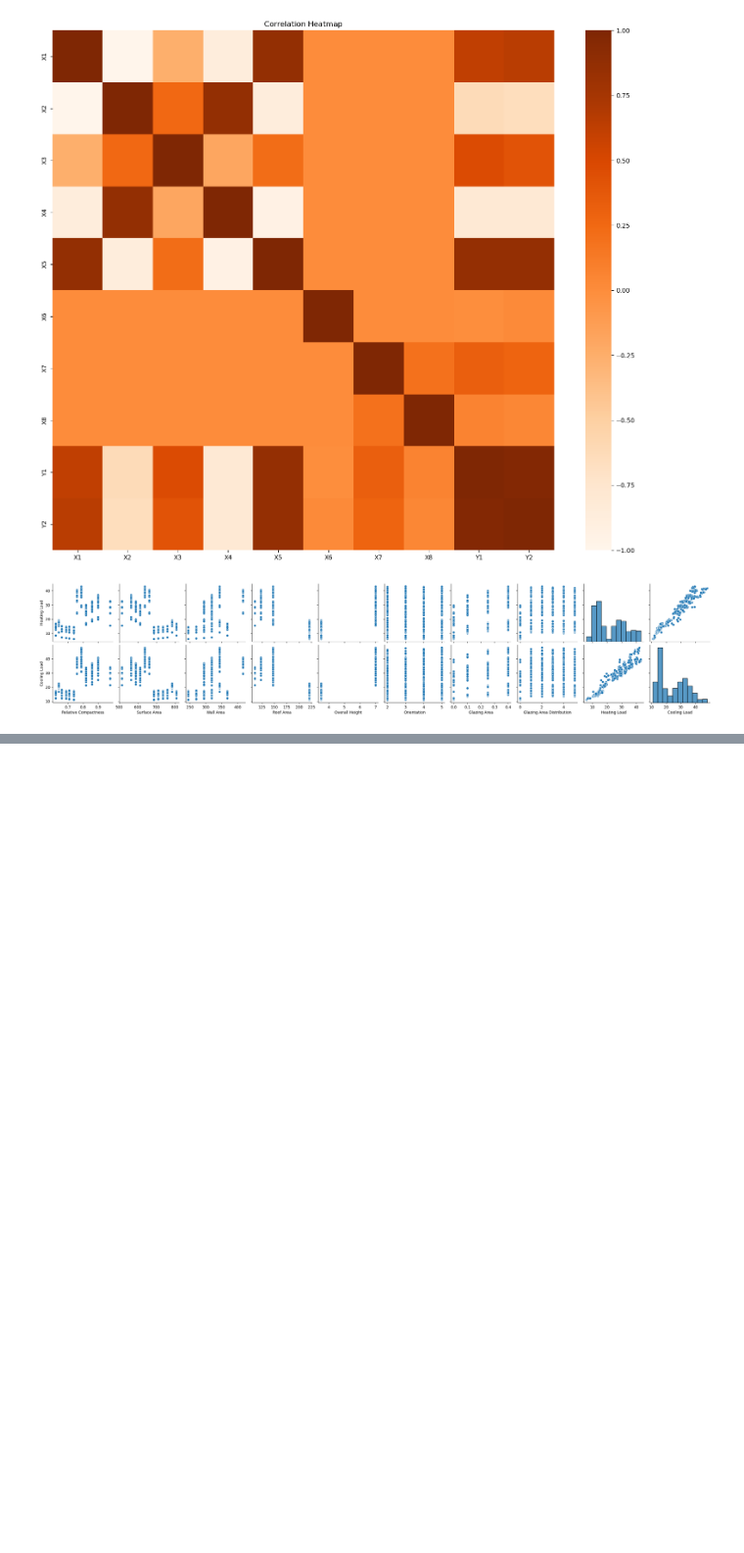
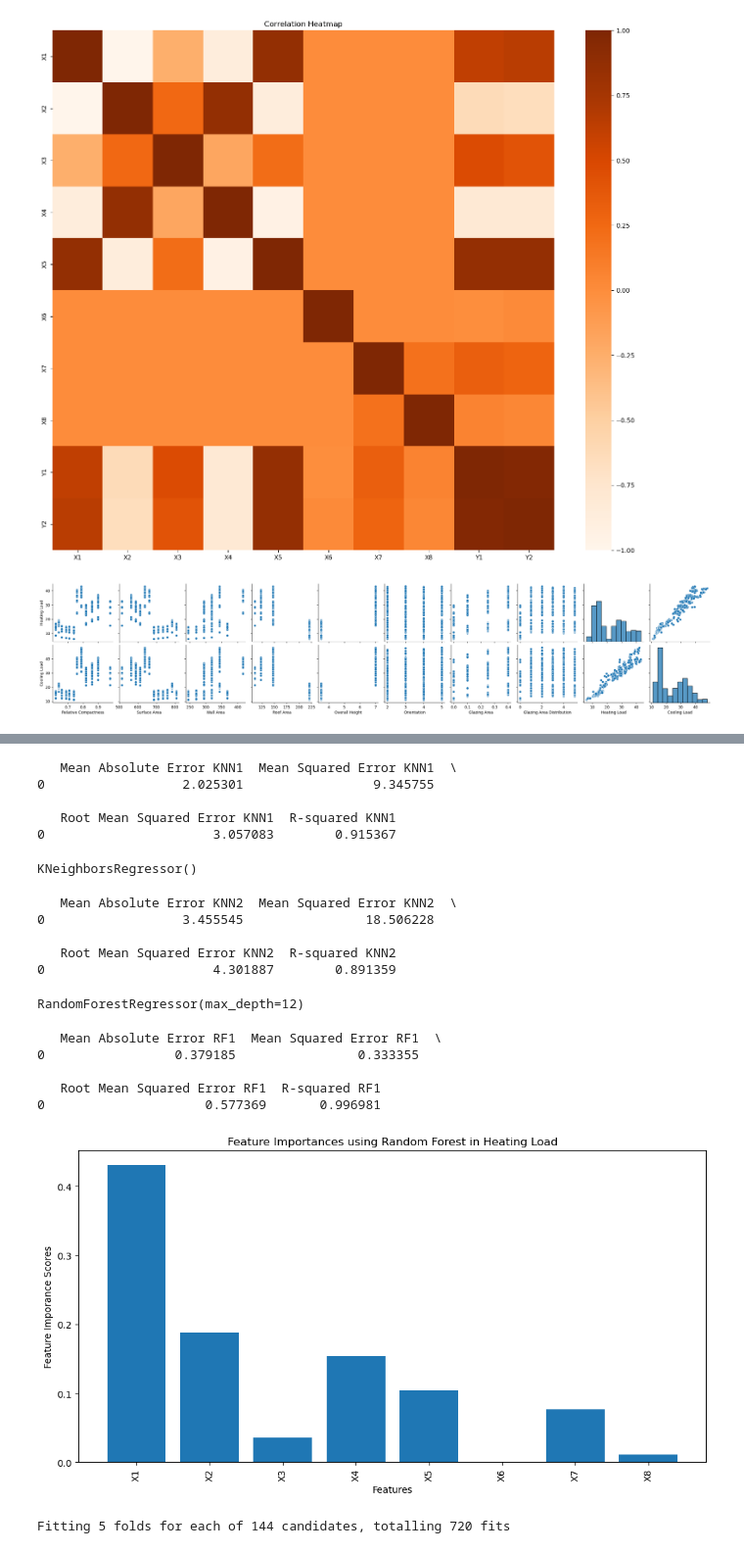
Before and after one commit to TaniaZakowski/Prediction-Buildings-Energy-Performance, a Jupyter notebook: notebook/EnergyPerformance.ipynb, the cells around one changed output, grey strips where cells are left out. Shown at 98% size. Drawn from its saved outputs; the diff is of its cells as text; code cells hidden in the pictures; blank space fills up the shorter version.

```diff
--- a/notebook/EnergyPerformance.ipynb
+++ b/notebook/EnergyPerformance.ipynb
@@ -15,6 +17,6 @@ from sklearn.model_selection import GridSearchCV
 # %%
-datapath=r"C:\Users\tania\Documents\FormationDataIronhack\final_project\energy+efficiency\ENB2012_data.xlsx"
-data_init=pd.read_excel(datapath)
+datapath = "https://raw.githubusercontent.com/TaniaZakowski/Prediction-Buildings-Energy-Performance/main/data/ENB2012_data.xlsx"
+data_init = pd.read_excel(datapath, engine='openpyxl')
 # %%
 data_init.shape
 # %% [output]
@@ -213,11 +217,19 @@ metrics_df_knn1 = pd.DataFrame(metrics_knn1)
 
 # Print the DataFrame
 print(metrics_df_knn1)
+# %% [output]
+   Mean Absolute Error KNN1  Mean Squared Error KNN1  \
+0                  2.025301                 9.345755
+
+   Root Mean Squared Error KNN1  R-squared KNN1
+0                      3.057083        0.915367
 # %%
 #KNN regressor model, as it doesn't depend on normality of data distribution as linear model.
 #Prediction of Y2: cooling load
 knn2 = KNeighborsRegressor(n_neighbors=5)
 knn2.fit(X_train_norm2, y_train2)
+# %% [output]
+KNeighborsRegressor()
 # %%
 #Results KNN cooling load
 predictionsknn2 = knn2.predict(X_test_norm2)
@@ -240,10 +252,18 @@ metrics_df_knn2 = pd.DataFrame(metrics_knn2)
 
 # Print the DataFrame
 print(metrics_df_knn2)
+# %% [output]
+   Mean Absolute Error KNN2  Mean Squared Error KNN2  \
+0                  3.455545                18.506228
+
+   Root Mean Squared Error KNN2  R-squared KNN2
+0                      4.301887        0.891359
 # %%
 #Random forest regressor heating load
 forest1 = RandomForestRegressor(n_estimators=100, max_depth=12)
 forest1.fit(X_train_norm1, y_train1)
+# %% [output]
+RandomForestRegressor(max_depth=12)
 # %%
 #Results RandomForest cooling load
 predictionsRF1 = forest1.predict(X_test_norm1)
@@ -266,6 +286,26 @@ metrics_df_RF1 = pd.DataFrame(metrics_RF1)
 
 # Print the DataFrame
 print(metrics_df_RF1)
+# %% [output]
+   Mean Absolute Error RF1  Mean Squared Error RF1  \
+0                 0.379185                0.333355
+
+   Root Mean Squared Error RF1  R-squared RF1
+0                     0.577369       0.996981
+# %%
+# Get feature importances via visualization
+importancesRF1 = forest1.feature_importances_
+
+# Visualize feature importances
+plt.figure(figsize=(12, 6))
+plt.bar(range(features.shape[1]), importancesRF1)
+plt.xticks(range(features.shape[1]), features.columns, rotation=90)
+plt.ylabel('Feature Imporance Scores')
+plt.xlabel('Features')
+plt.title('Feature Importances using Random Forest in Heating Load')
+plt.show()
+# %% [output]
+[figure, added]
 # %%
 #Defining parameters for grid search ,used for both heating and cooling load
 param_grid = {
@@ -276,11 +316,13 @@ param_grid = {
 }
 # %%
 #Search grid on RF heating load
-grid_search1 = GridSearchCV(estimator=forest1, param_grid=param_grid, cv=5, n_jobs=-1)
+grid_search1 = GridSearchCV(estimator=forest1, param_grid=param_grid, cv=5, n_jobs=-1,verbose = 3)
 grid_search1.fit(X_train_norm1, y_train1)
 # Get the best hyperparameters and the corresponding model
 best_hyperparams1 = grid_search1.best_params_
 best_model1 = grid_search1.best_estimator_
+# %% [output]
+Fitting 5 folds for each of 144 candidates, totalling 720 fits
 # %%
 #Result search grid on RF for heating load
 print("Best Hyperparameters:", best_hyperparams1)
```
Also changed, not shown: parts of 14 cells of this notebook, 1 other file.
